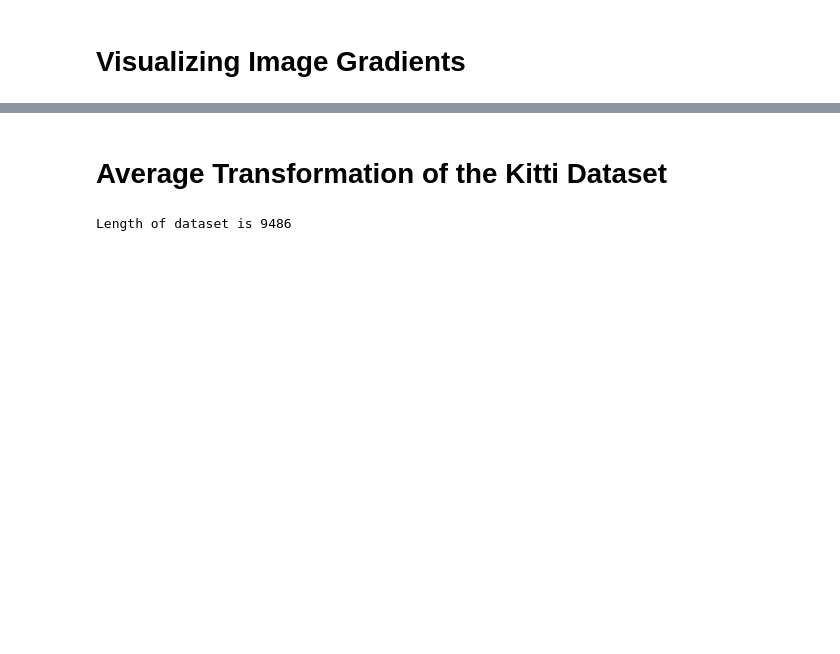
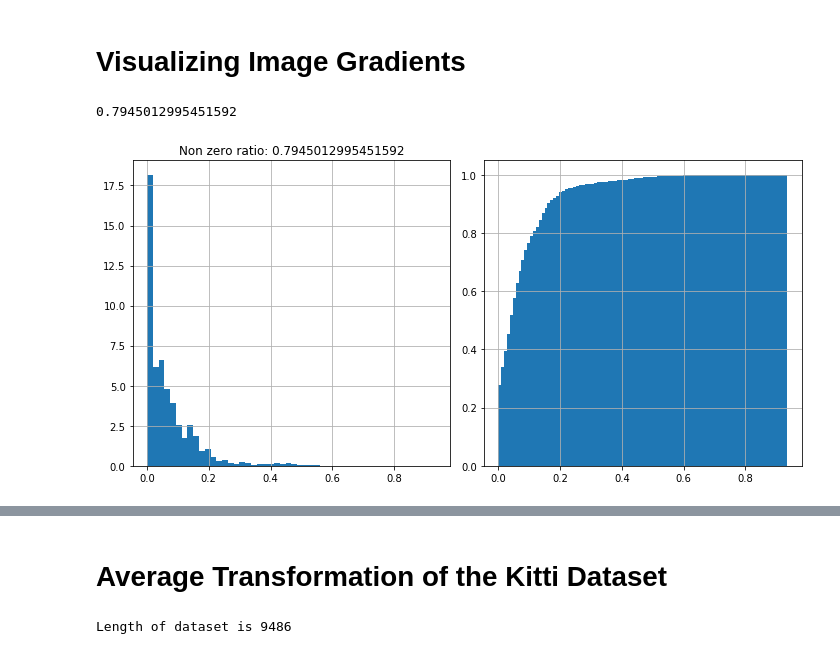
Before and after one commit to ArashJavan/DeepLIO, a Jupyter notebook: notebooks/01_kitti_ds_vis.ipynb, the cells around one changed output, grey strips where cells are left out. Saved outputs shown, nothing was run; the diff lists cells and outputs as text; code cells hidden in the pictures; blank space fills up the shorter version.

```diff
--- a/notebooks/01_kitti_ds_vis.ipynb
+++ b/notebooks/01_kitti_ds_vis.ipynb
@@ -161,5 +156,25 @@ Text(0.5, 1.0, 'normals1, min:0.000, max:1.000')
 # %% [markdown]
 # Visualizing Image Gradients
+# %%
+i0 = ims_0.flatten()
+ratio = len(i0[i0>0.])/len(i0)
+print(ratio)
+
+fig, axes = plt.subplots(1, 2, figsize=(10, 5))
+
+axes[0].hist(ims_0[:, :, 0].flatten(), bins=50, cumulative=0, density=True)
+axes[0].set_title("Non zero ratio: {}".format(ratio))
+axes[0].grid(True)
+
+axes[1].hist(ims_0[:, :, 0].flatten(), bins=100, cumulative=1, density=True)
+axes[1].grid(True)
+
+fig.tight_layout()
+fig.savefig("{}/kitti_raw_stat_{}_{}.png".format(OUTPUT_PATH, dataset.date, dataset.drive, indices[0]))
+plt.show()
+# %% [output]
+0.7945012995451592
+[figure, added]
 # %%
 def normalize_image(im):
     return (im - im.min()) / (im.max() - im.min())
```
Also changed, not shown: parts of 5 cells of this notebook, 2 other files.
